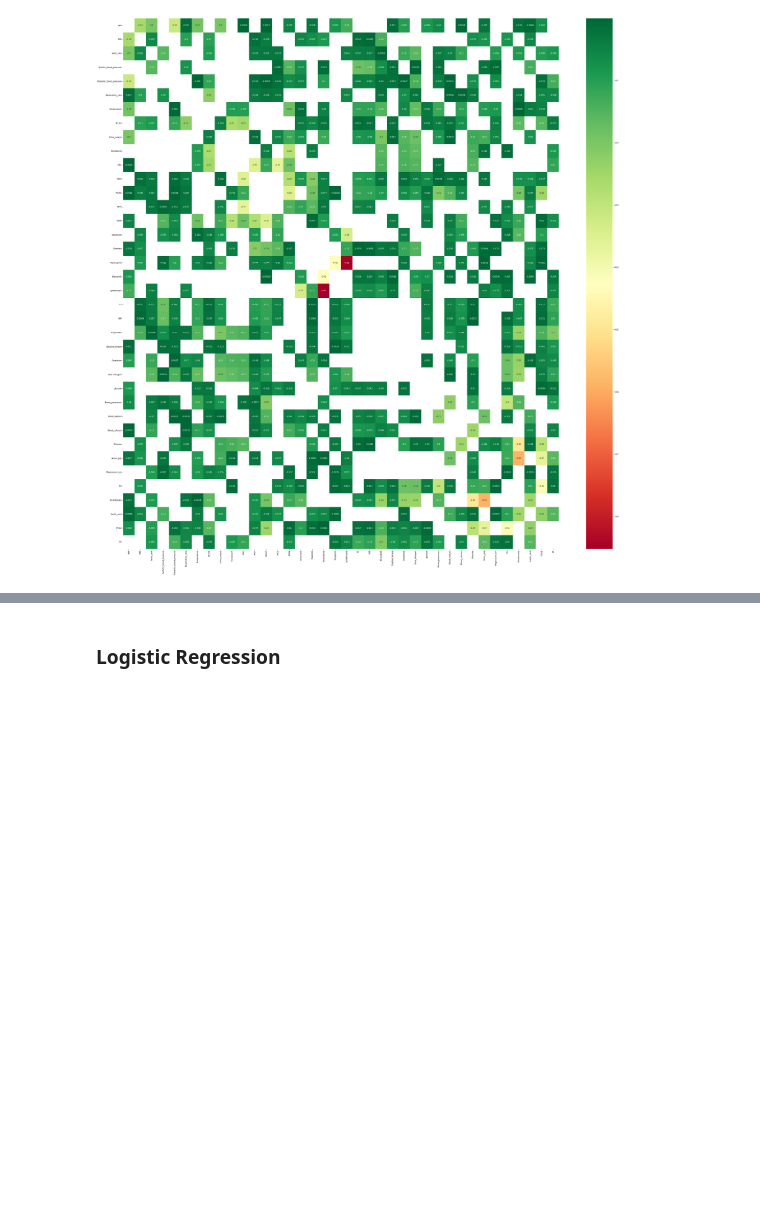
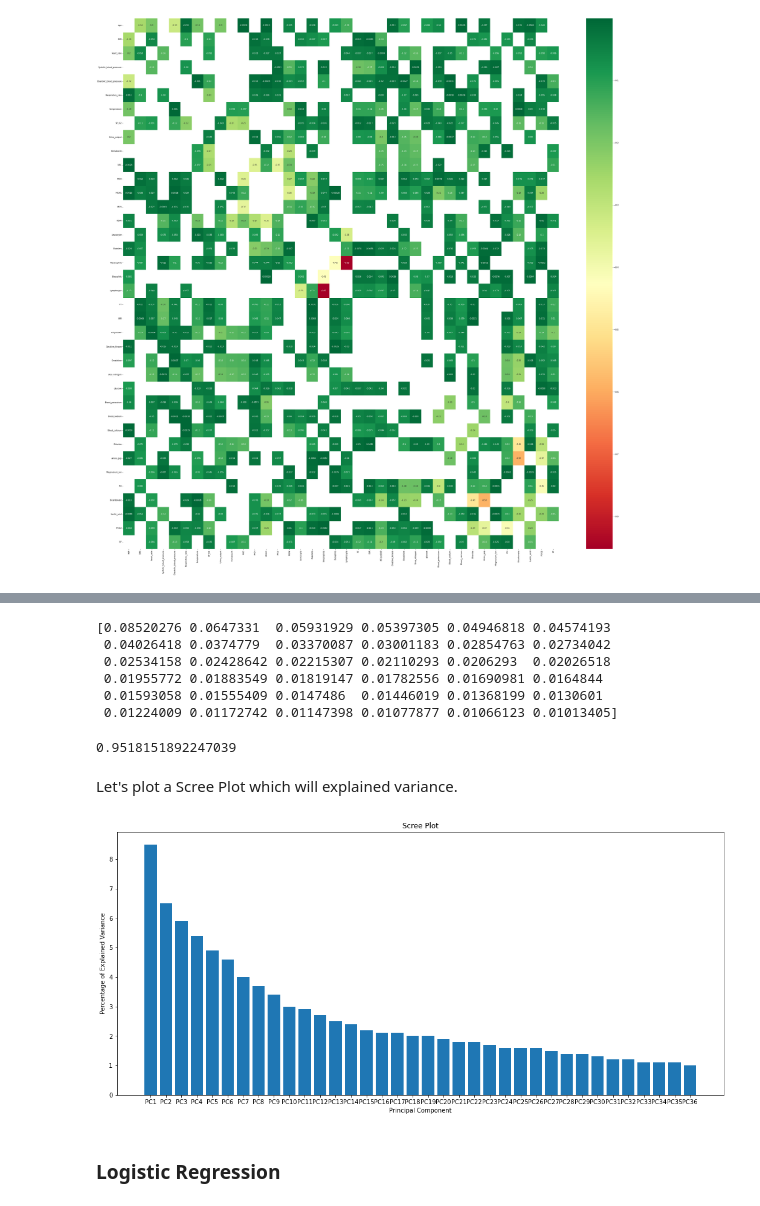
Before and after one commit to sumaiya008/InHospitalMortalityClassification, a Jupyter notebook: Project-03.ipynb, the cells around one changed output, grey strips where cells are left out. Drawn from its saved outputs; the diff is of its cells as text; code cells hidden in the pictures; blank space fills up the shorter version.

```diff
--- a/Project-03.ipynb
+++ b/Project-03.ipynb
@@ -448,3 +470,37 @@ X_test = pca.transform(X_test)
+# %%
+# performing standard scalar normalization to normalize our feature set
+sc = StandardScaler()
+X_sc = sc.fit_transform(X)
+# %%
+# Applying pca
+pca = PCA(0.95)
+X_pca= pca.fit_transform(X_sc)
+# %%
+print(pca.explained_variance_ratio_)
+# %% [output]
+[0.08520276 0.0647331  0.05931929 0.05397305 0.04946818 0.04574193
+ 0.04026418 0.0374779  0.03370087 0.03001183 0.02854763 0.02734042
+ 0.02534158 0.02428642 0.02215307 0.02110293 0.0206293  0.02026518
+ 0.01955772 0.01883549 0.01819147 0.01782556 0.01690981 0.0164844
+ 0.01593058 0.01555409 0.0147486  0.01446019 0.01368199 0.0130601
+ 0.01224009 0.01172742 0.01147398 0.01077877 0.01066123 0.01013405]
+# %%
+print(pca.explained_variance_ratio_.sum())
+# %% [output]
+0.9518151892247039
+# %% [markdown]
+Let's plot a Scree Plot which will  explained variance.
+# %%
+per_var = np.round(pca.explained_variance_ratio_* 100, decimals=1)
+labels = ['PC' + str(x) for x in range(1, len(per_var)+1)]
+plt. figure(figsize=(18,8))
+plt.bar(x=range(1,len(per_var)+1), height=per_var, tick_label=labels)
+plt.ylabel('Percentage of Explained Variance')
+plt.xlabel('Principal Component')
+plt.title('Scree Plot')
+plt.show()
+# %% [output]
+[figure, added]
 # %% [markdown]
 ### Logistic Regression
 # %%
```
Also changed, not shown: parts of 19 cells of this notebook.
